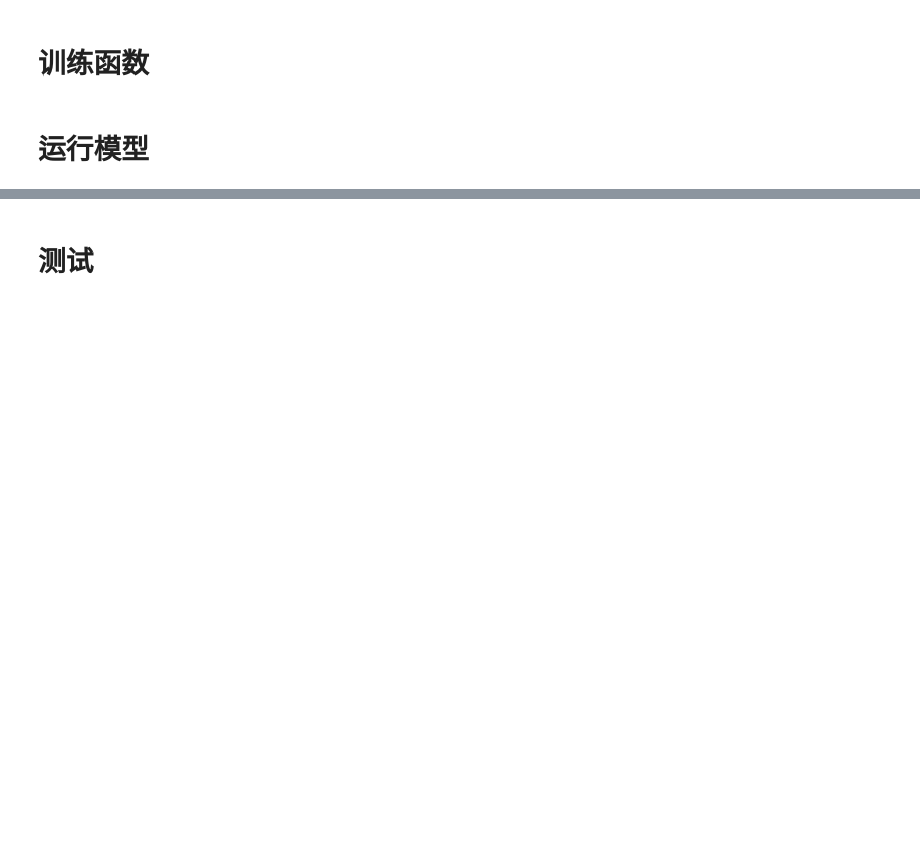
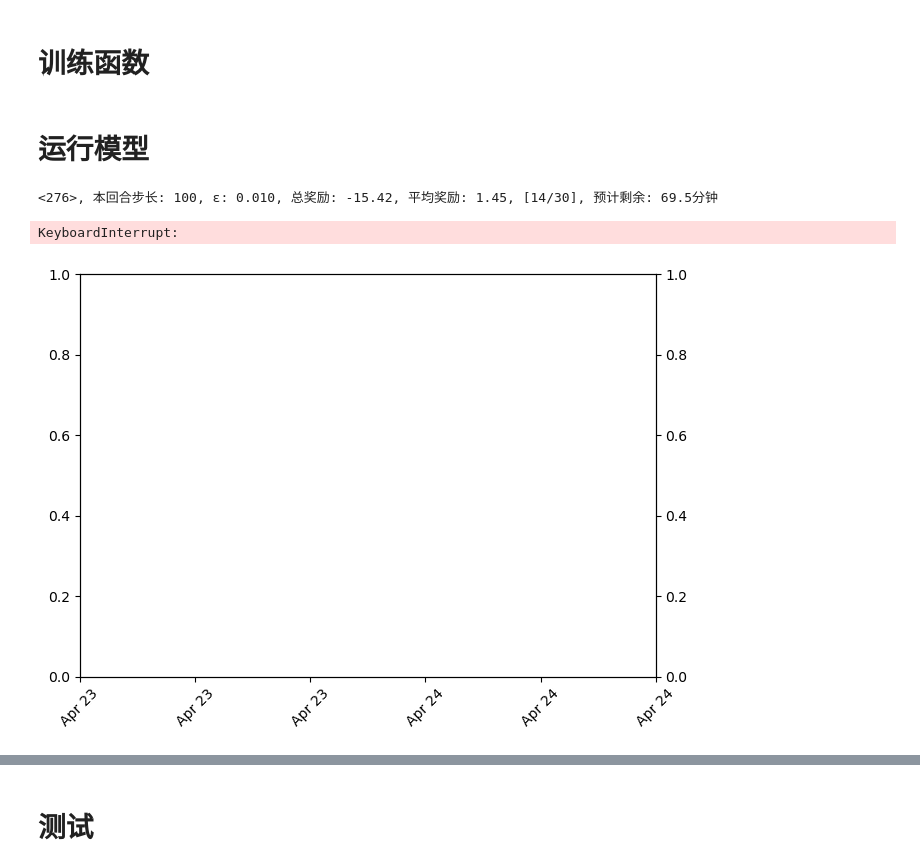
Before and after one commit to Aegis1863/ML_practice, a Jupyter notebook: 机器学习项目/深度图像网络强化学习/DQCNN.ipynb, the cells around one changed output, grey strips where cells are left out. Drawn from its saved outputs; the diff is of its cells as text; code cells hidden in the pictures; blank space fills up the shorter version.

```diff
--- a/机器学习项目/深度图像网络强化学习/DQCNN.ipynb
+++ b/机器学习项目/深度图像网络强化学习/DQCNN.ipynb
@@ -55,7 +67,7 @@ def epsilon_greedy_policy(model, state, epsilon=0): # epsilon设定贪婪度，
 from collections import deque
 
 # 重播缓存
-replay_buffer = deque(maxlen=2000)  # 长度2000的双端列表，性质类似list但是处理复杂度更低
+replay_buffer = deque(maxlen=4000)  #### 长度3000的双端列表，性质类似list但是处理复杂度更低
 # %% [markdown]
 # 经验采样
 # %%
@@ -73,9 +85,7 @@ def sample_experiences(batch_size):
 def play_one_step(model, env, state, epsilon):
     action = epsilon_greedy_policy(model, state, epsilon)
     next_state, reward, done = env.step(action)
-    replay_buffer.append(
-        (state, action, reward, next_state, done)
-    )  # 经验缓存中增加经验
+    replay_buffer.append((state, action, reward, next_state, done))  # 经验缓存中增加经验
     return next_state, reward, done
 # %% [markdown]
 # 初始化
@@ -84,10 +94,10 @@ np.random.seed(42)
 tf.random.set_seed(42)
 rewards = []
 best_score = 0
-
-batch_size = 32
+batch_size = 16
 discount_factor = 0.95
 optimizer = tf.keras.optimizers.Nadam(learning_rate=1e-2)  # 优化器
 loss_fn = tf.keras.losses.mean_squared_error  # 损失函数mse
 
 env = stock()
+model.load_weights("DQCNN.h5") #### 如果已经有模型则读取
@@ -99,12 +114,10 @@ target.set_weights(model.get_weights())  # 应用权重
 
 
 def training_step(batch_size):
-    experiences = sample_experiences(batch_size) # 提取经验
-    states, actions, rewards, next_states, dones  = experiences
+    experiences = sample_experiences(batch_size)  # 提取经验
+    states, actions, rewards, next_states, dones = experiences
 
-    next_Q_values = model.predict(
-        next_states, verbose=0
-    )  # ≠ target.predict()
+    next_Q_values = model.predict(next_states, verbose=0)  # ≠ target.predict()
     best_next_actions = next_Q_values.argmax(axis=1)  # 直接取动作而非Q值
     next_mask = tf.one_hot(best_next_actions, n_outputs).numpy()
     max_next_Q_values = (target.predict(next_states, verbose=0) * next_mask).sum(axis=1)
@@ -124,23 +137,52 @@ def training_step(batch_size):
 # %% [markdown]
 # 运行模型
 # %%
-for episode in range(500):  # 500回合
-    obs = env.reset() # 重写初始化状态
-    for step in range(50):  # 执行最多50步
-        epsilon = max(1 - episode / 500, 0.01)  # 功率调节，最小是0.01，线性降低，epison/回合数
-        obs, reward, done = play_one_step(model, env, obs, epsilon=)
+epi = 1000
+for episode in range(epi):  # m回合
+    if episode >= 49 and (episode + 1) % 10 == 0:
+        start_time = time.time()
+    obs = env.reset(k_num=50)  # 重写初始化状态
+    total_reward = 0
+    for step in range(100):  # 执行最多n步
+        epsilon = max(1 - episode / 200, 0.01)  # 功率调节，最小是0.01，线性降低
+        obs, reward, done = play_one_step(model, env, obs, epsilon)
+        total_reward += reward
         if done:
             break
-    # 显示信息并且应用最佳权重 #
-    print(f"\rEpisode: {episode + 1}, Steps: {step + 1}, ε: {epsilon:.3f}", end="")
-    rewards.append(step)  # 记录本回合最终分数
-    if step >= best_score:  # 最终步骤数实际上等于奖励分数
+
+    # 应用最佳权重
+    rewards.append(total_reward)  # 记录本回合最终分数
+    if episode + 1 >= 30:
+        recent_reward = np.sum(np.array(rewards[-30:]) > 0) # 计算近30回合奖励大于0的次数
+        mean_reward = np.mean(rewards) # 全部平均
+    else:
+        recent_reward = mean_reward = -1.0
+
+    if reward >= best_score:
         best_weights = model.get_weights()  # 获得本回合的权重
-        best_score = step  # 保留该回合最高分,前面已经提到回合数等于分值
+        best_score = reward  # 保留该回合最高分
+        model.save_weights('DQCNN.h5')
 
     if episode > 50:  # 50个回合之后再训练，目的是先增加经验，但是具体加了多少不确定，因为每回合步骤是随机的
         training_step(batch_size)
-        if episode % 50 == 0:  ##### 50回合修改一次目标模型的权重 #####
+        if episode % 20 == 0:  ##### 20回合修改一次目标模型的权重 #####
             target.set_weights(model.get_weights())
 
-model.set_weights(best_weights)  # 把最佳权重赋值到模型
+    # 时间估计
+    if (episode + 1) % 10 == 0 and episode >= 59:
+        end_time = time.time()
+        period_time = end_time - start_time
+        estimated_left_time = float(
+            (epi - 1 - episode) * period_time / 600
+        )  # 除以10回合除以60分钟，故600
+    elif episode <= 59:
+        estimated_left_time = -1.0
+
+    # 报告该回合信息
+    print(f"\r<{episode + 1}>, 本回合步长: {step + 1}, ε: {epsilon:.3f}, 总奖励: {total_reward:.2f}, 平均奖励: {mean_reward:.2f}, [{recent_reward}/30], 预计剩余: {estimated_left_time:.1f}分钟          ", end="")
+
+model.set_weights(best_weights)  # 最佳权重赋值到模型
+# %% [output]
+<276>, 本回合步长: 100, ε: 0.010, 总奖励: -15.42, 平均奖励: 1.45, [14/30], 预计剩余: 69.5分钟
+KeyboardInterrupt:
+[figure, added]
```
Also changed, not shown: parts of 16 cells of this notebook, 3 other files.
